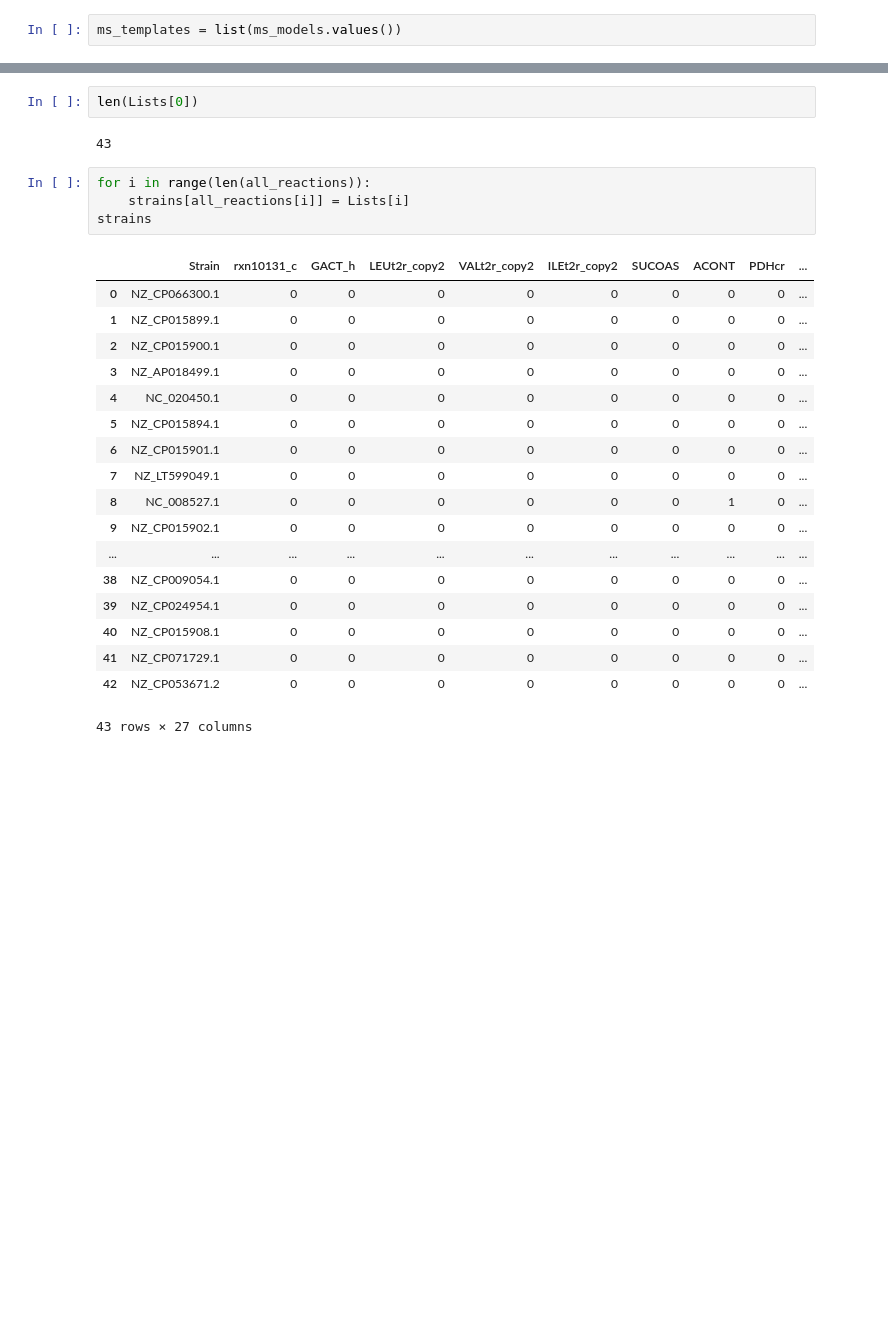
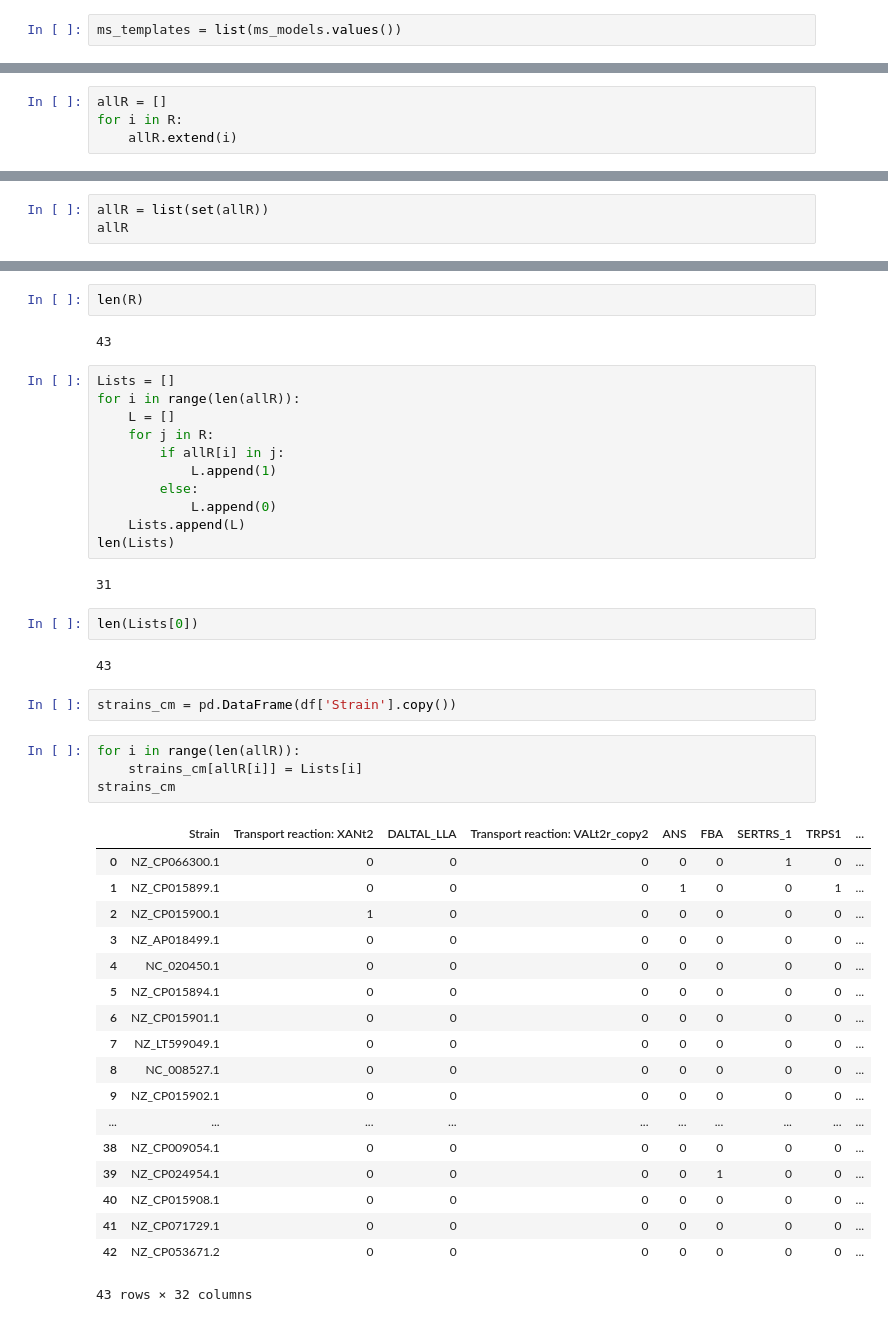
Before and after one commit to fcomnozz/GALLANT_gapfilling, a Jupyter notebook: experiment/Experiment.ipynb, the cells around one changed output, grey strips where cells are left out. Drawn from its saved outputs; the diff is of its cells as text; blank space fills up the shorter version.

```diff
--- a/experiment/Experiment.ipynb
+++ b/experiment/Experiment.ipynb
@@ -1072,0 +528,4 @@ len(Lists)
+# %%
+allR = []
+for i in R:
+    allR.extend(i)
@@ -1072,0 +559,3 @@ len(Lists)
+# %%
+allR = list(set(allR))
+allR
@@ -1073,27 +580,46 @@ len(Lists)
+# %%
+len(R)
+# %% [output]
+43
+# %%
+Lists = []
+for i in range(len(allR)):
+    L = []
+    for j in R:
+        if allR[i] in j:
+            L.append(1)
+        else:
+            L.append(0)
+    Lists.append(L)
+len(Lists)
+# %% [output]
+31
 # %%
 len(Lists[0])
 # %% [output]
 43
+# %%
+strains_cm = pd.DataFrame(df['Strain'].copy())
 # %%
-for i in range(len(all_reactions)):
-    strains[all_reactions[i]] = Lists[i]
-strains
+for i in range(len(allR)):
+    strains_cm[allR[i]] = Lists[i]
+strains_cm
 # %% [output]
-|  | Strain | rxn10131_c | GACT_h | LEUt2r_copy2 | VALt2r_copy2 | ILEt2r_copy2 | SUCOAS | ACONT | PDHcr | ... |
-| 0 | NZ_CP066300.1 | 0 | 0 | 0 | 0 | 0 | 0 | 0 | 0 | ... |
-| 1 | NZ_CP015899.1 | 0 | 0 | 0 | 0 | 0 | 0 | 0 | 0 | ... |
-| 2 | NZ_CP015900.1 | 0 | 0 | 0 | 0 | 0 | 0 | 0 | 0 | ... |
-| 3 | NZ_AP018499.1 | 0 | 0 | 0 | 0 | 0 | 0 | 0 | 0 | ... |
-| 4 | NC_020450.1 | 0 | 0 | 0 | 0 | 0 | 0 | 0 | 0 | ... |
-| 5 | NZ_CP015894.1 | 0 | 0 | 0 | 0 | 0 | 0 | 0 | 0 | ... |
-| 6 | NZ_CP015901.1 | 0 | 0 | 0 | 0 | 0 | 0 | 0 | 0 | ... |
-| 7 | NZ_LT599049.1 | 0 | 0 | 0 | 0 | 0 | 0 | 0 | 0 | ... |
-| 8 | NC_008527.1 | 0 | 0 | 0 | 0 | 0 | 0 | 1 | 0 | ... |
-| 9 | NZ_CP015902.1 | 0 | 0 | 0 | 0 | 0 | 0 | 0 | 0 | ... |
-| ... | ... | ... | ... | ... | ... | ... | ... | ... | ... | ... |
-| 38 | NZ_CP009054.1 | 0 | 0 | 0 | 0 | 0 | 0 | 0 | 0 | ... |
-| 39 | NZ_CP024954.1 | 0 | 0 | 0 | 0 | 0 | 0 | 0 | 0 | ... |
-| 40 | NZ_CP015908.1 | 0 | 0 | 0 | 0 | 0 | 0 | 0 | 0 | ... |
-| 41 | NZ_CP071729.1 | 0 | 0 | 0 | 0 | 0 | 0 | 0 | 0 | ... |
-| 42 | NZ_CP053671.2 | 0 | 0 | 0 | 0 | 0 | 0 | 0 | 0 | ... |
+|  | Strain | Transport reaction: XANt2 | DALTAL_LLA | Transport reaction: VALt2r_copy2 | ANS | FBA | SERTRS_1 | TRPS1 | ... |
+| 0 | NZ_CP066300.1 | 0 | 0 | 0 | 0 | 0 | 1 | 0 | ... |
+| 1 | NZ_CP015899.1 | 0 | 0 | 0 | 1 | 0 | 0 | 1 | ... |
+| 2 | NZ_CP015900.1 | 1 | 0 | 0 | 0 | 0 | 0 | 0 | ... |
+| 3 | NZ_AP018499.1 | 0 | 0 | 0 | 0 | 0 | 0 | 0 | ... |
+| 4 | NC_020450.1 | 0 | 0 | 0 | 0 | 0 | 0 | 0 | ... |
+| 5 | NZ_CP015894.1 | 0 | 0 | 0 | 0 | 0 | 0 | 0 | ... |
+| 6 | NZ_CP015901.1 | 0 | 0 | 0 | 0 | 0 | 0 | 0 | ... |
+| 7 | NZ_LT599049.1 | 0 | 0 | 0 | 0 | 0 | 0 | 0 | ... |
+| 8 | NC_008527.1 | 0 | 0 | 0 | 0 | 0 | 0 | 0 | ... |
+| 9 | NZ_CP015902.1 | 0 | 0 | 0 | 0 | 0 | 0 | 0 | ... |
+| ... | ... | ... | ... | ... | ... | ... | ... | ... | ... |
+| 38 | NZ_CP009054.1 | 0 | 0 | 0 | 0 | 0 | 0 | 0 | ... |
+| 39 | NZ_CP024954.1 | 0 | 0 | 0 | 0 | 1 | 0 | 0 | ... |
+| 40 | NZ_CP015908.1 | 0 | 0 | 0 | 0 | 0 | 0 | 0 | ... |
+| 41 | NZ_CP071729.1 | 0 | 0 | 0 | 0 | 0 | 0 | 0 | ... |
+| 42 | NZ_CP053671.2 | 0 | 0 | 0 | 0 | 0 | 0 | 0 | ... |
-43 rows × 27 columns
+43 rows × 32 columns
```
Also changed, not shown: parts of 108 cells of this notebook.
